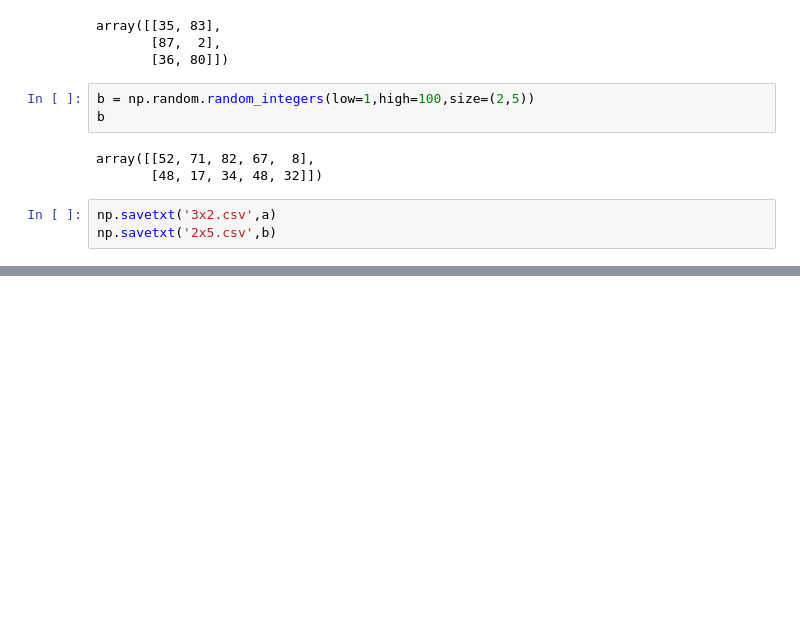
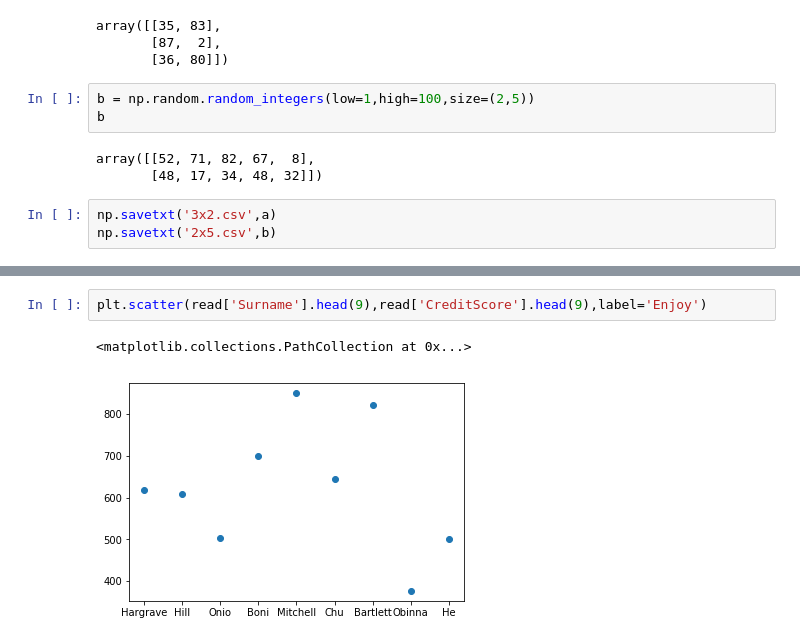
Before and after one commit to piyushagarwal08/Adhoc-Specialisation-ML, a Jupyter notebook: ML_TASKS.ipynb, the cells around one changed output, grey strips where cells are left out. Cells and saved outputs as stored; diff of their text form; blank space fills up the shorter version.

```diff
--- a/ML_TASKS.ipynb
+++ b/ML_TASKS.ipynb
@@ -105,0 +155,5 @@ np.savetxt('2x5.csv',b)
+# %%
+plt.scatter(read['Surname'].head(9),read['CreditScore'].head(9),label='Enjoy')
+# %% [output]
+<matplotlib.collections.PathCollection at 0x...>
+[figure, added]
```
Also changed, not shown: parts of 15 cells of this notebook.
